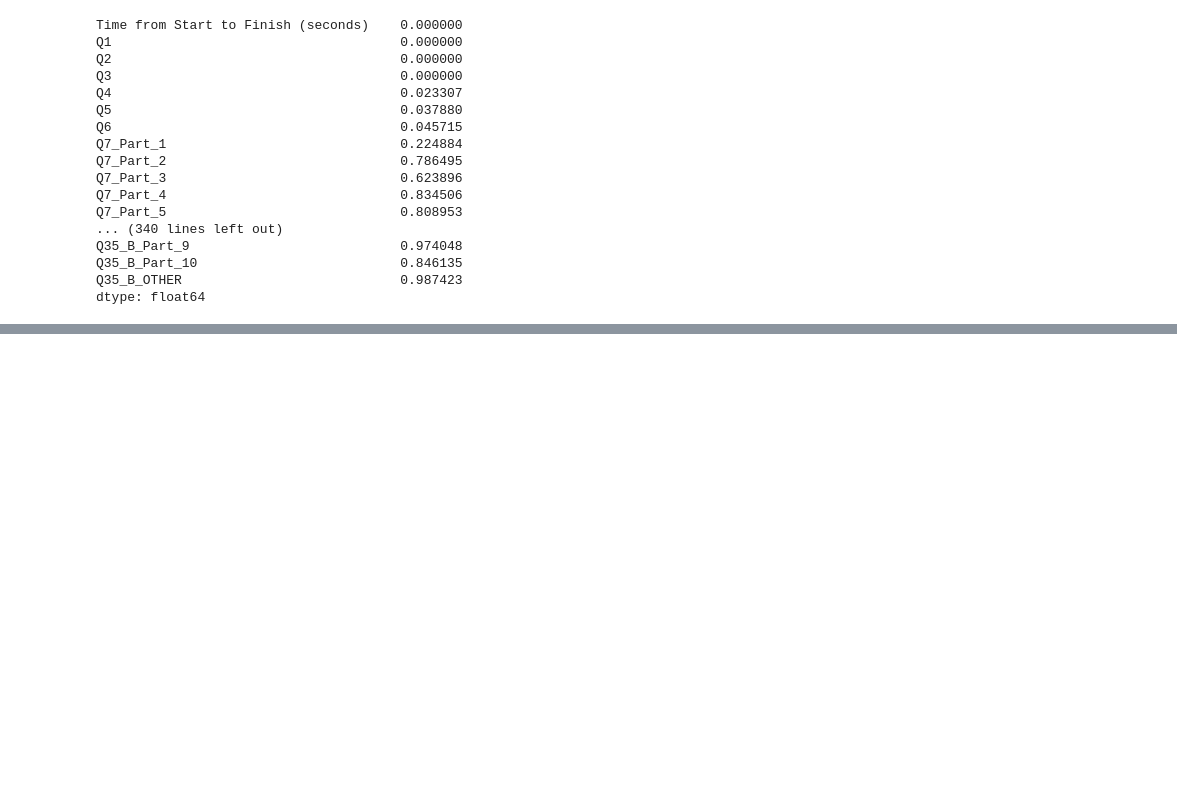
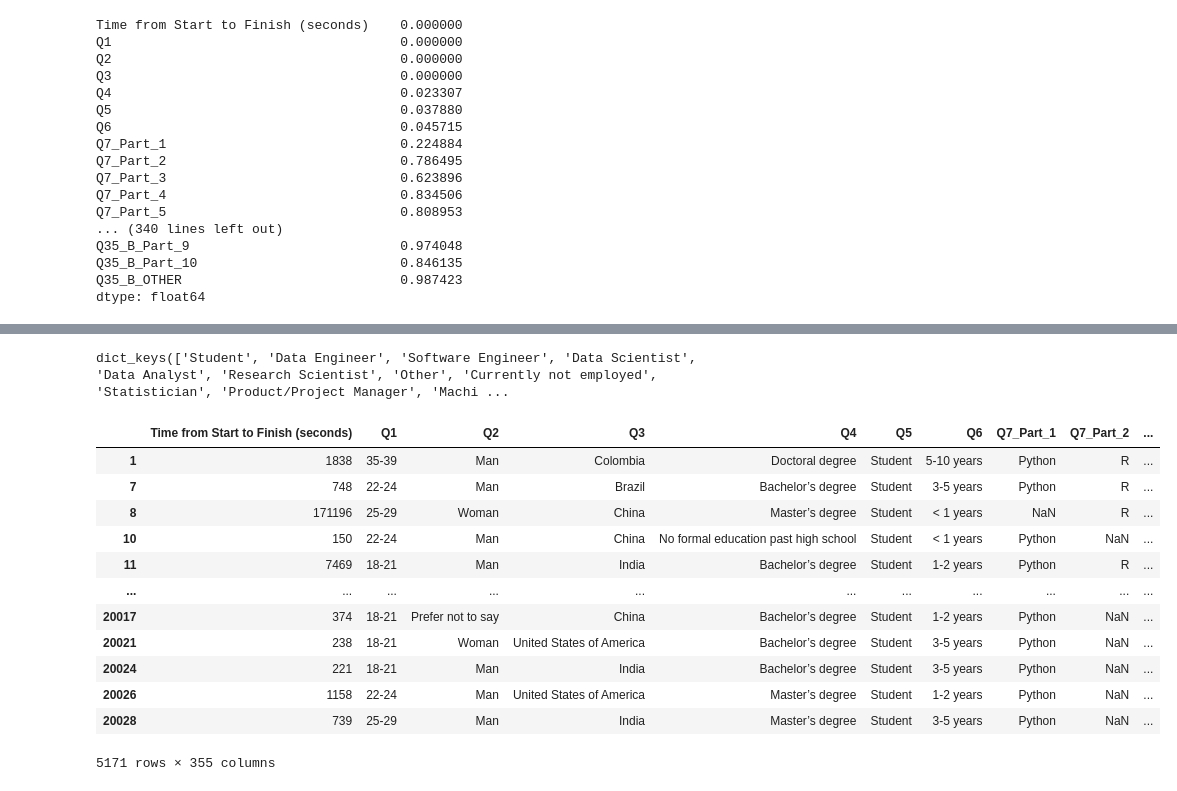
Before and after one commit to pramodhgopal/Kaggle_Survey_Analysis, a Jupyter notebook: kaggle_survey_data/EDA.ipynb, the cells around one changed output, grey strips where cells are left out. Saved outputs shown, nothing was run; the diff lists cells and outputs as text; code cells hidden in the pictures; blank space fills up the shorter version.

```diff
--- a/kaggle_survey_data/EDA.ipynb
+++ b/kaggle_survey_data/EDA.ipynb
@@ -158,0 +161,25 @@ fig.show()
+# %%
+#create a dictionary for roles
+Roles ={}
+for i in df_fin.Q5.unique():
+    Roles[i] = df_fin[df_fin.Q5 == i]
+# %%
+Roles.keys()
+# %% [output]
+dict_keys(['Student', 'Data Engineer', 'Software Engineer', 'Data Scientist', 'Data Analyst', 'Research Scientist', 'Other', 'Currently not employed', 'Statistician', 'Product/Project Manager', 'Machi ...
+# %%
+Roles['Student']
+# %% [output]
+|  | Time from Start to Finish (seconds) | Q1 | Q2 | Q3 | Q4 | Q5 | Q6 | Q7_Part_1 | Q7_Part_2 | ... |
+| 1 | 1838 | 35-39 | Man | Colombia | Doctoral degree | Student | 5-10 years | Python | R | ... |
+| 7 | 748 | 22-24 | Man | Brazil | Bachelor’s degree | Student | 3-5 years | Python | R | ... |
+| 8 | 171196 | 25-29 | Woman | China | Master’s degree | Student | < 1 years | NaN | R | ... |
+| 10 | 150 | 22-24 | Man | China | No formal education past high school | Student | < 1 years | Python | NaN | ... |
+| 11 | 7469 | 18-21 | Man | India | Bachelor’s degree | Student | 1-2 years | Python | R | ... |
+| ... | ... | ... | ... | ... | ... | ... | ... | ... | ... | ... |
+| 20017 | 374 | 18-21 | Prefer not to say | China | Bachelor’s degree | Student | 1-2 years | Python | NaN | ... |
+| 20021 | 238 | 18-21 | Woman | United States of America | Bachelor’s degree | Student | 3-5 years | Python | NaN | ... |
+| 20024 | 221 | 18-21 | Man | India | Bachelor’s degree | Student | 3-5 years | Python | NaN | ... |
+| 20026 | 1158 | 22-24 | Man | United States of America | Master’s degree | Student | 1-2 years | Python | NaN | ... |
+| 20028 | 739 | 25-29 | Man | India | Master’s degree | Student | 3-5 years | Python | NaN | ... |
+5171 rows × 355 columns
```
Also changed, not shown: parts of 20 cells of this notebook.
